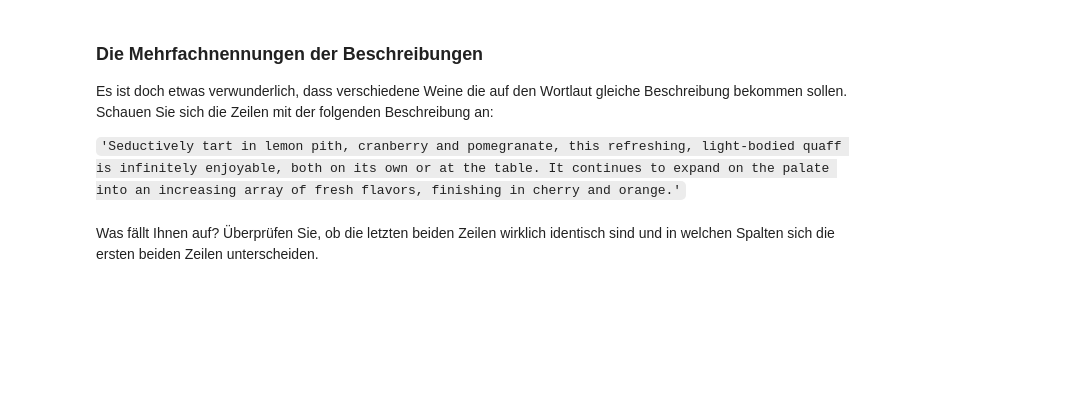
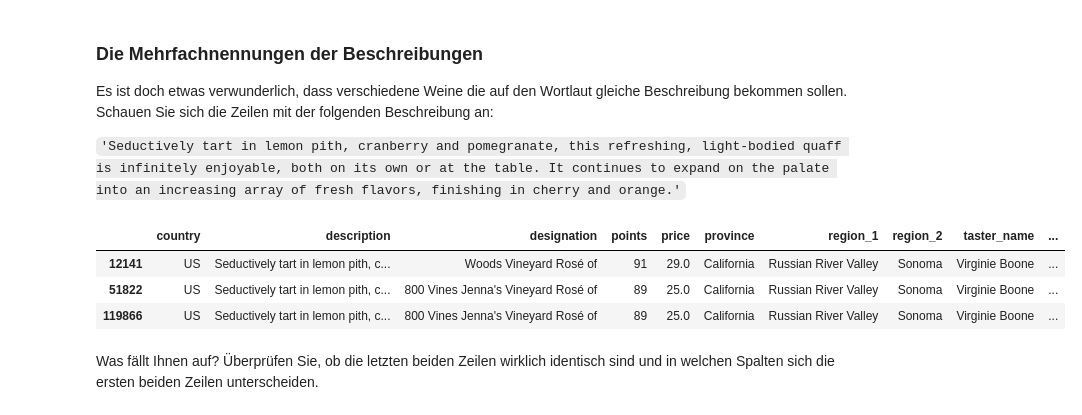
Before and after one commit to romanziske/data-science-course, a Jupyter notebook: pandas/Hello_Pandas_students.ipynb, the cells around one changed output. Cells and saved outputs as stored; diff of their text form; code cells hidden in the pictures; blank space fills up the shorter version.

```diff
--- a/pandas/Hello_Pandas_students.ipynb
+++ b/pandas/Hello_Pandas_students.ipynb
@@ -347,6 +734,12 @@ Beim Land und der Provinz handelt es sich um Informationen, zwischen denen ein l
 # %% [markdown]
 Entfernen Sie alle Zeilen, bei denen das Land, die Provinz oder die Weinsorte fehlt.
+# %%
+to_drop = df.loc[df.country.isna() & df.province.isna()]
+df = df.drop(to_drop.index)
 # %% [markdown]
 Entfernen Sie nun alle Spalten, die mindestens 30000 fehlende Einträge enthalten.
+# %%
+
+df = df.dropna(axis=1, thresh=30000)
 # %% [markdown]
 Schauen Sie sich erneut die Übersicht der fehlenden Werte an.
@@ -362,5 +793,14 @@ Ersetzen Sie alle anderen fehlenden Werte durch den String `'keine Angabe'`.
 Es ist doch etwas verwunderlich, dass verschiedene Weine die auf den Wortlaut gleiche Beschreibung bekommen sollen. Schauen Sie sich die Zeilen mit der folgenden Beschreibung an:
 
 `'Seductively tart in lemon pith, cranberry and pomegranate, this refreshing, light-bodied quaff is infinitely enjoyable, both on its own or at the table. It continues to expand on the palate into an increasing array of fresh flavors, finishing in cherry and orange.'`
+# %%
+text = 'Seductively tart in lemon pith, cranberry and pomegranate, this refreshing, light-bodied quaff is infinitely enjoyable, both on its own or at the table. It continues to expand on the palate into an increasing array of fresh flavors, finishing in cherry and orange.'
+
+df.loc[df["description"] == text]
+# %% [output]
+|  | country | description | designation | points | price | province | region_1 | region_2 | taster_name | ... |
+| 12141 | US | Seductively tart in lemon pith, c... | Woods Vineyard Rosé of | 91 | 29.0 | California | Russian River Valley | Sonoma | Virginie Boone | ... |
+| 51822 | US | Seductively tart in lemon pith, c... | 800 Vines Jenna's Vineyard Rosé of | 89 | 25.0 | California | Russian River Valley | Sonoma | Virginie Boone | ... |
+| 119866 | US | Seductively tart in lemon pith, c... | 800 Vines Jenna's Vineyard Rosé of | 89 | 25.0 | California | Russian River Valley | Sonoma | Virginie Boone | ... |
 # %% [markdown]
 Was fällt Ihnen auf? Überprüfen Sie, ob die letzten beiden Zeilen wirklich identisch sind und in welchen Spalten sich die ersten beiden Zeilen unterscheiden.
```
Also changed, not shown: parts of 60 cells of this notebook.
